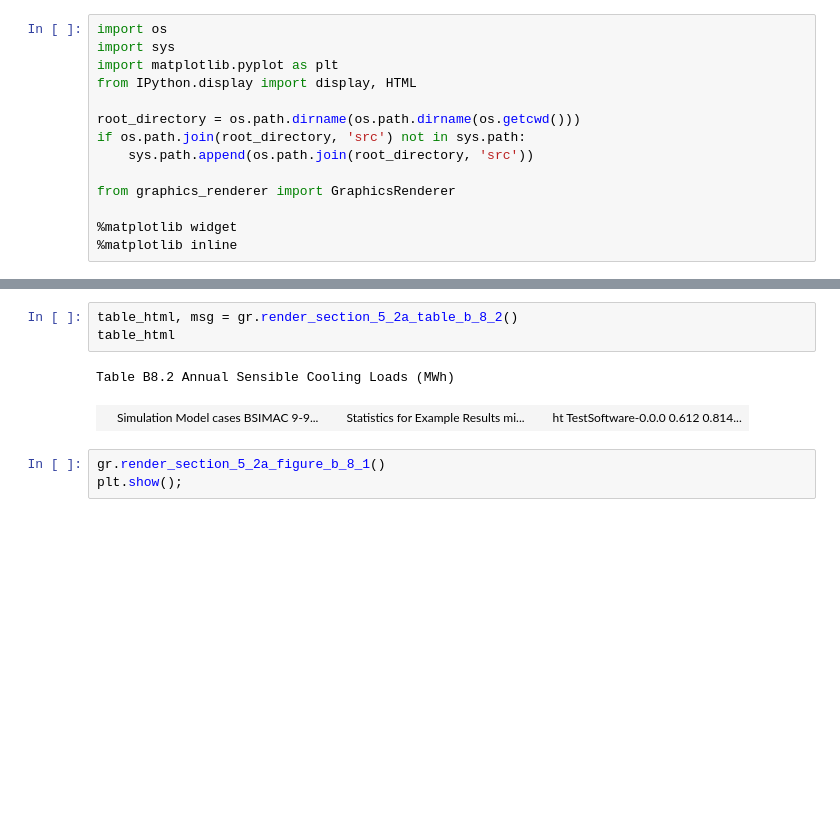
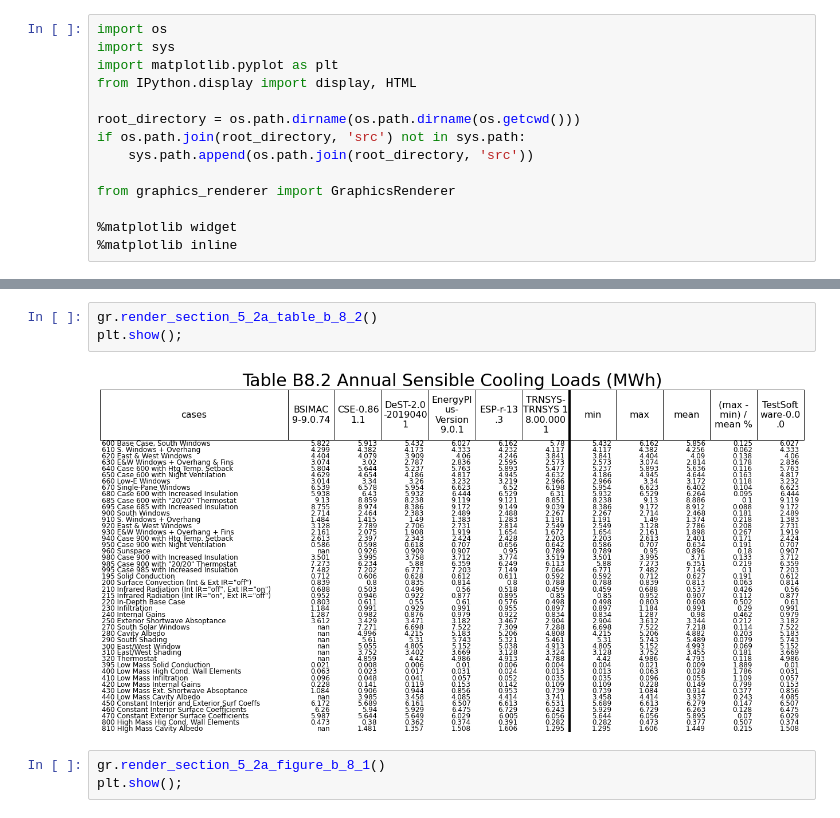
Before and after one commit to JasonGlazer/ashrae-140-automation, a Jupyter notebook: rendered/notebooks/test_notebook.ipynb, the cells around one changed output, grey strips where cells are left out. Cells and saved outputs as stored; diff of their text form; blank space fills up the shorter version.

```diff
--- a/rendered/notebooks/test_notebook.ipynb
+++ b/rendered/notebooks/test_notebook.ipynb
@@ -29,9 +36,8 @@ Table B8-1. Annual Heating Loads (MWh)
 # %%
-table_html, msg = gr.render_section_5_2a_table_b_8_2()
-table_html
+gr.render_section_5_2a_table_b_8_2()
+plt.show();
 # %% [output]
-Table B8.2 Annual Sensible Cooling Loads (MWh)
-|  | Simulation Model cases BSIMAC 9-9... |  | Statistics for Example Results mi... |  | ht TestSoftware-0.0.0 0.612 0.814... |
+[figure, added]
 # %%
 gr.render_section_5_2a_figure_b_8_1()
 plt.show();
```
Also changed, not shown: parts of 7 cells of this notebook, 9 other files.
